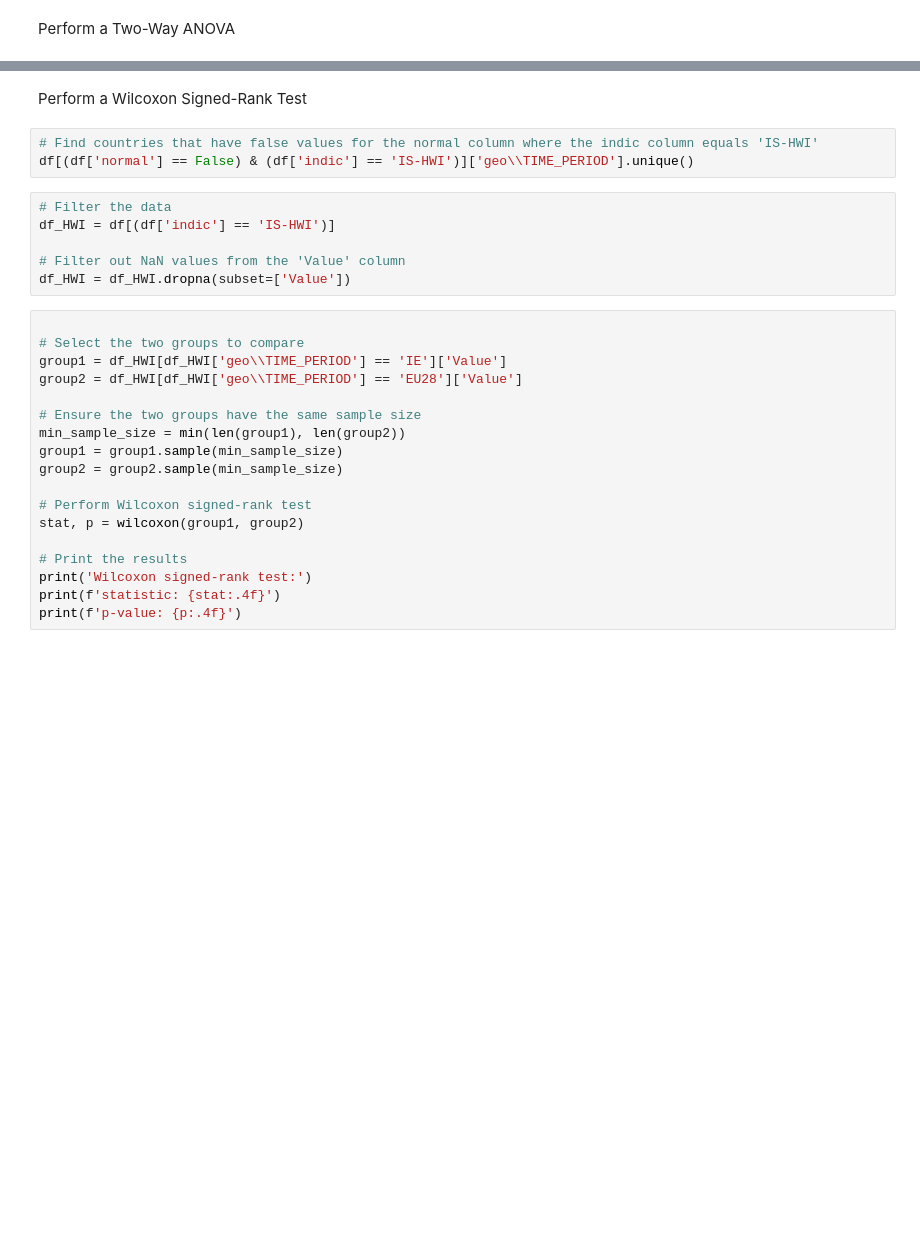
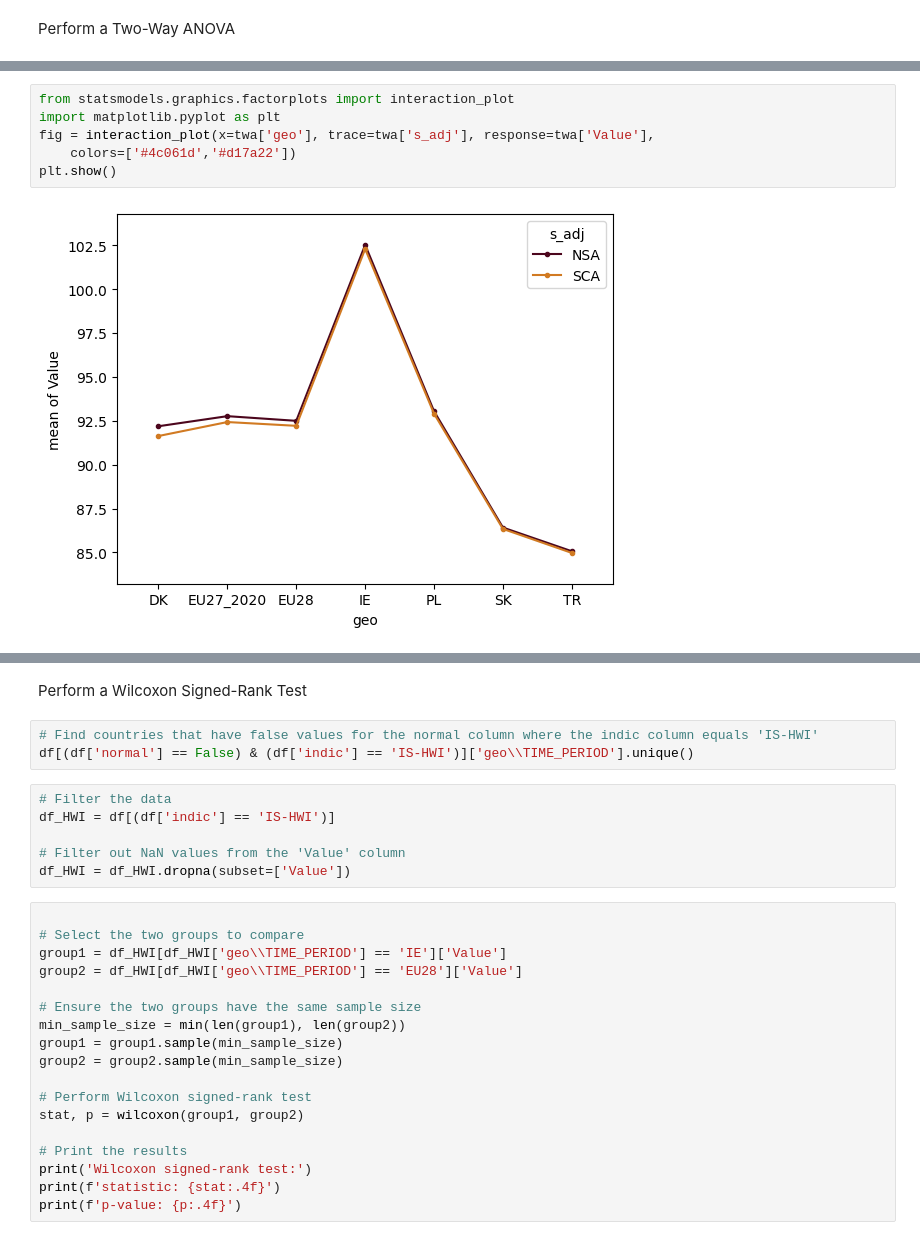
Before and after one commit to paulr28/MSc_DA_CA2, a Jupyter notebook: Explortation_1.ipynb, the cells around one changed output, grey strips where cells are left out. Saved outputs shown, nothing was run; the diff lists cells and outputs as text; blank space fills up the shorter version.

```diff
--- a/Explortation_1.ipynb
+++ b/Explortation_1.ipynb
@@ -238,0 +313,8 @@ print(aov2)
+# %%
+from statsmodels.graphics.factorplots import interaction_plot
+import matplotlib.pyplot as plt
+fig = interaction_plot(x=twa['geo'], trace=twa['s_adj'], response=twa['Value'],
+    colors=['#4c061d','#d17a22'])
+plt.show()
+# %% [output]
+[figure, added]
```
Also changed, not shown: parts of 31 cells of this notebook.
